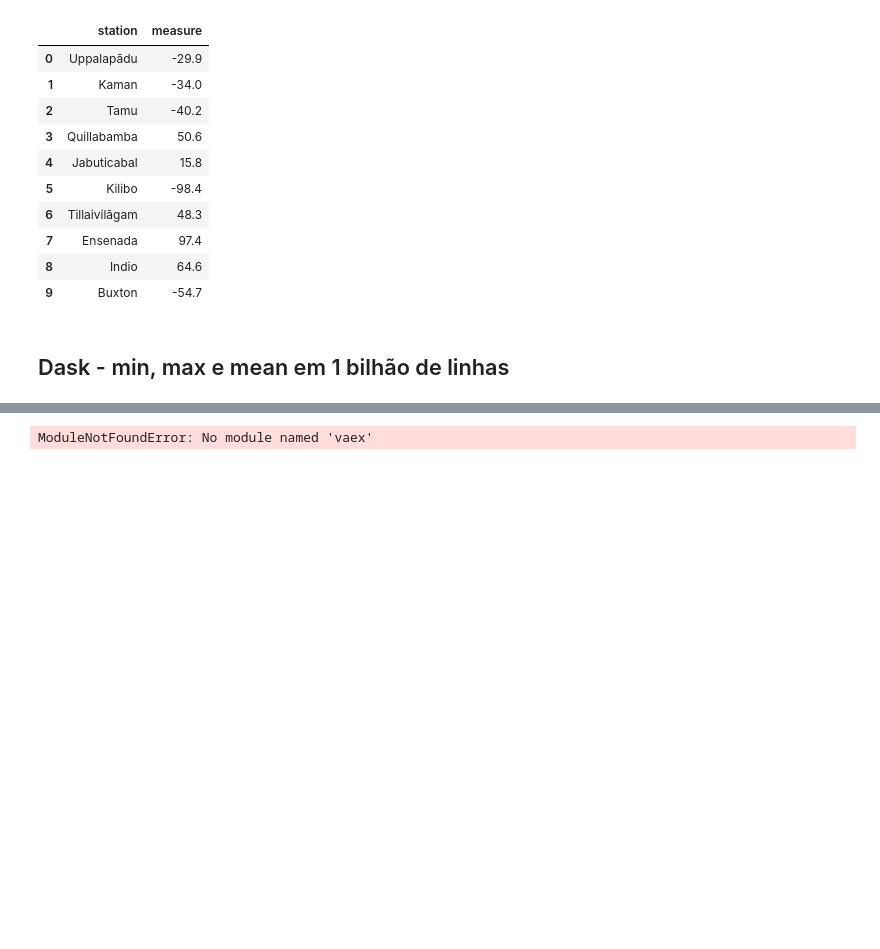
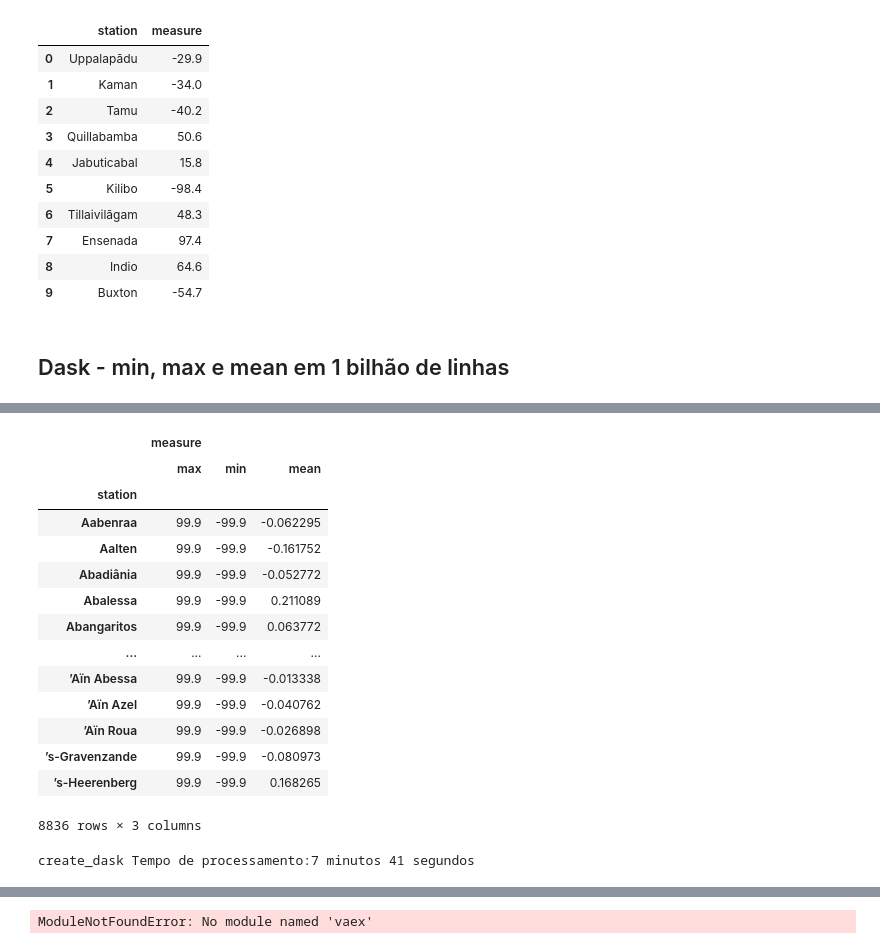
Before and after one commit to Jcnok/bootcamp-jornada-de-dados_2024, a Jupyter notebook: aula_05/aula_05.ipynb, the cells around one changed output, grey strips where cells are left out. Saved outputs shown, nothing was run; the diff lists cells and outputs as text; code cells hidden in the pictures; blank space fills up the shorter version.

```diff
--- a/aula_05/aula_05.ipynb
+++ b/aula_05/aula_05.ipynb
@@ -586,13 +586,3 @@ conn.close()
 # %%
 #necessário Instalar.
 !pip install dask-expr
-# %%
-%%time
-import dask
-import dask.dataframe as dd
-from tqdm import tqdm
-dask.config.set({'dataframe.query-planning': True})
-# Ler o arquivo txt diretamente em um DataFrame Dask
-df = dd.read_csv('data/measurements.txt', delimiter=';', header=None, names=['City', 'Temperature'])
-# min, max, e mean pela cidade ordenado pelo index
-df.groupby('City').agg({'Temperature': ['max','min','mean']}).compute().sort_index()
@@ -830,21 +588,0 @@ print(statistics_sorted)
-# %%
-import dask.dataframe as dd
-
-# Ler o arquivo CSV diretamente em um DataFrame Dask
-df = dd.read_csv('data/measurement.txt', delimiter=';', header=None, names=['City', 'Temperature'])
-
-# Converter a coluna 'Temperature' para tipo numérico
-df['Temperature'] = df['Temperature'].astype(float)
-
-# Calcular estatísticas
-statistics = df.groupby('City').agg(
-    min_temperature=('Temperature', 'min'),
-    max_temperature=('Temperature', 'max'),
-    avg_temperature=('Temperature', 'mean')
-).compute()
-
-# Ordenar as estatísticas pela cidade
-statistics_sorted = statistics.sort_index()
-
-# Exibir as estatísticas
-print(statistics_sorted)
@@ -883,0 +589,30 @@ Abaetetuba                 -99.9             99.9         0.315703
+# %%
+import dask
+dask.config.set({'dataframe.query-planning': True})
+import dask.dataframe as dd
+@timer
+def create_dask():
+    # Ler o arquivo txt diretamente em um DataFrame Dask
+    df = dd.read_csv('data/measurements.txt', delimiter=';', header=None, names=['station', 'measure'])
+    # min, max, e mean pela cidade ordenado pelo index
+    return display(df.groupby('station').agg({'measure': ['max','min','mean']}).compute().sort_index())
+
+if __name__ == "__main__":
+    create_dask()
+# %% [output]
+|  | measure |  |  |
+|  | max | min | mean |
+| station |  |  |  |
+| Aabenraa | 99.9 | -99.9 | -0.062295 |
+| Aalten | 99.9 | -99.9 | -0.161752 |
+| Abadiânia | 99.9 | -99.9 | -0.052772 |
+| Abalessa | 99.9 | -99.9 | 0.211089 |
+| Abangaritos | 99.9 | -99.9 | 0.063772 |
+| ... | ... | ... | ... |
+| ’Aïn Abessa | 99.9 | -99.9 | -0.013338 |
+| ’Aïn Azel | 99.9 | -99.9 | -0.040762 |
+| ’Aïn Roua | 99.9 | -99.9 | -0.026898 |
+| ’s-Gravenzande | 99.9 | -99.9 | -0.080973 |
+| ’s-Heerenberg | 99.9 | -99.9 | 0.168265 |
+8836 rows × 3 columns
+create_dask Tempo de processamento:7 minutos 41 segundos
```
Also changed, not shown: parts of 21 cells of this notebook.
